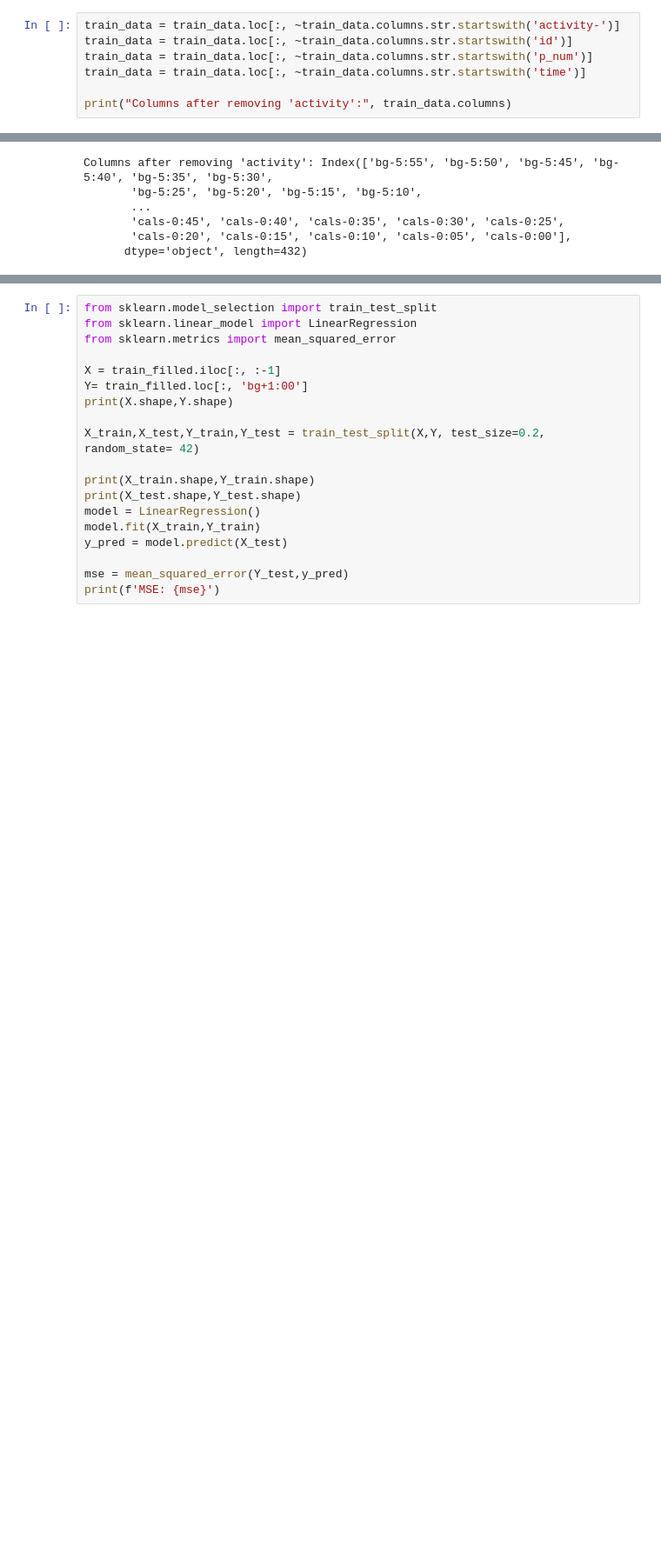
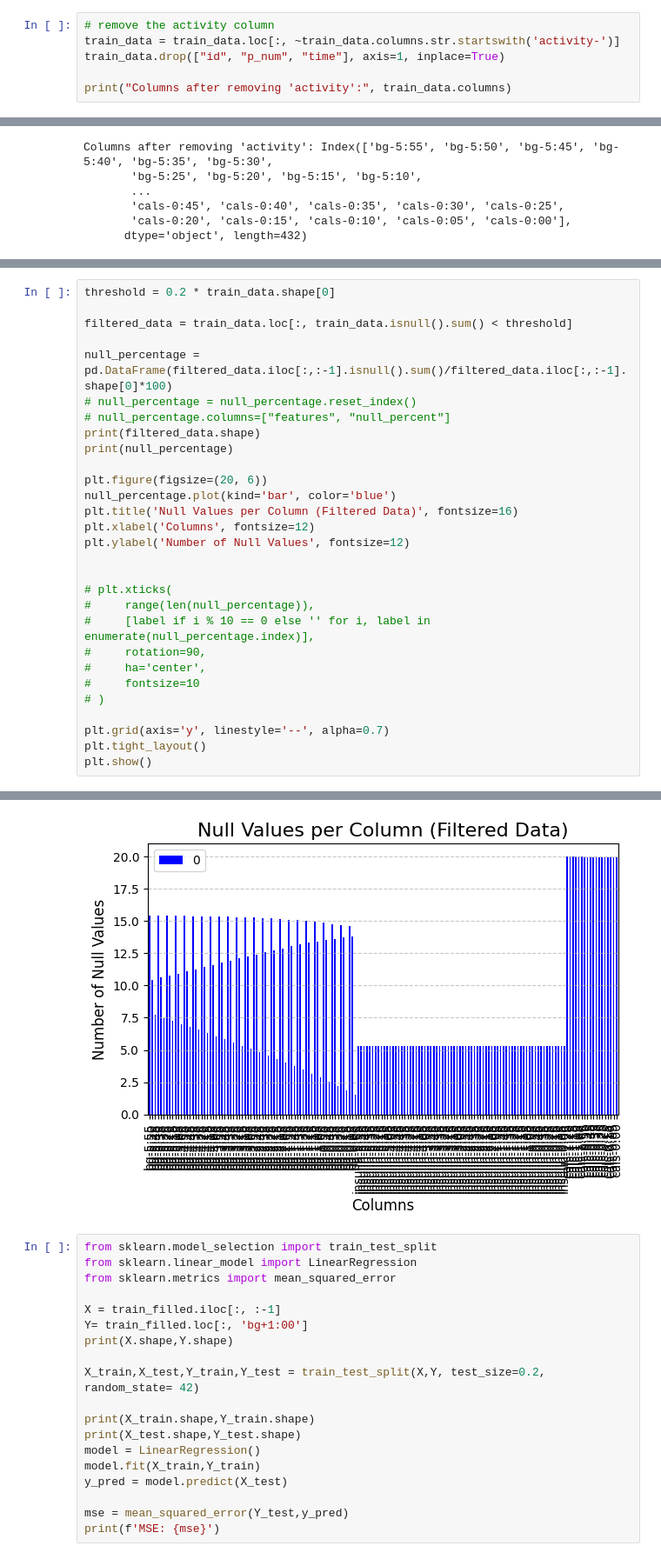
Before and after one commit to mansorrahmed/brist1d, a Jupyter notebook: preproc.ipynb, the cells around one changed output, grey strips where cells are left out. Shown at 87% size. Saved outputs shown, nothing was run; the diff lists cells and outputs as text; blank space fills up the shorter version.

```diff
--- a/preproc.ipynb
+++ b/preproc.ipynb
@@ -162,10 +157,9 @@ print(aggregated_data.head())
 3           NaN           NaN           NaN     14.8
 4           NaN           NaN           NaN     12.7
 # %%
+# remove the activity column
 train_data = train_data.loc[:, ~train_data.columns.str.startswith('activity-')]
-train_data = train_data.loc[:, ~train_data.columns.str.startswith('id')]
-train_data = train_data.loc[:, ~train_data.columns.str.startswith('p_num')]
-train_data = train_data.loc[:, ~train_data.columns.str.startswith('time')]
+train_data.drop(["id", "p_num", "time"], axis=1, inplace=True)
 
 print("Columns after removing 'activity':", train_data.columns)
 # %% [output]
@@ -256,0 +197,30 @@ None
+# %%
+threshold = 0.2 * train_data.shape[0]
+
+filtered_data = train_data.loc[:, train_data.isnull().sum() < threshold]
+
+null_percentage = pd.DataFrame(filtered_data.iloc[:,:-1].isnull().sum()/filtered_data.iloc[:,:-1].shape[0]*100)
+# null_percentage = null_percentage.reset_index()
+# null_percentage.columns=["features", "null_percent"]
+print(filtered_data.shape)
+print(null_percentage)
+
+plt.figure(figsize=(20, 6))
+null_percentage.plot(kind='bar', color='blue')
+plt.title('Null Values per Column (Filtered Data)', fontsize=16)
+plt.xlabel('Columns', fontsize=12)
+plt.ylabel('Number of Null Values', fontsize=12)
+
+
+# plt.xticks(
+#     range(len(null_percentage)),
+#     [label if i % 10 == 0 else '' for i, label in enumerate(null_percentage.index)],
+#     rotation=90,
+#     ha='center',
+#     fontsize=10
+# )
+
+plt.grid(axis='y', linestyle='--', alpha=0.7)
+plt.tight_layout()
+plt.show()
+# %% [output]
@@ -257,3 +243,4 @@ None
+[figure, added]
 # %%
 from sklearn.model_selection import train_test_split
 from sklearn.linear_model import LinearRegression
```
Also changed, not shown: parts of 16 cells of this notebook, 9 other files.
